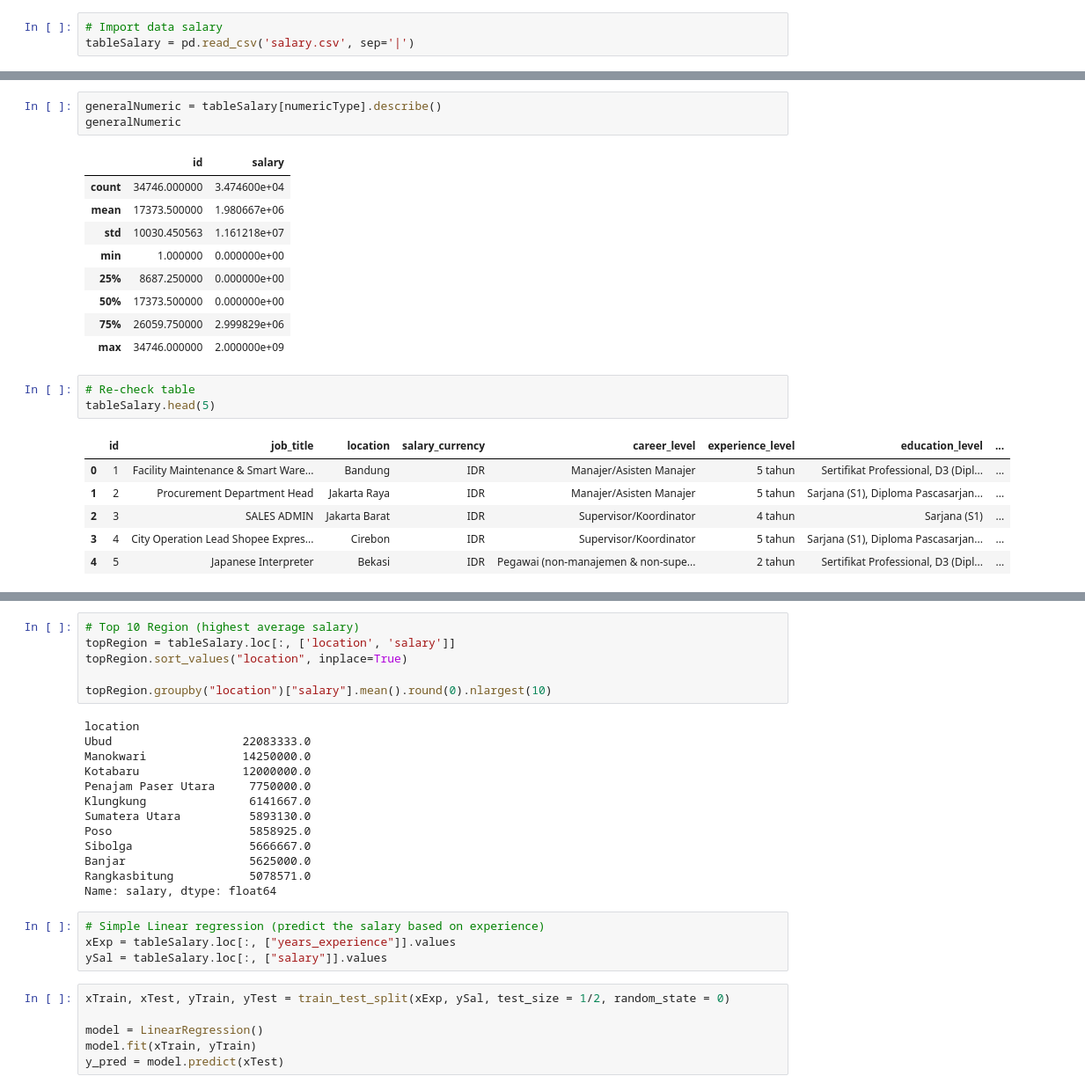
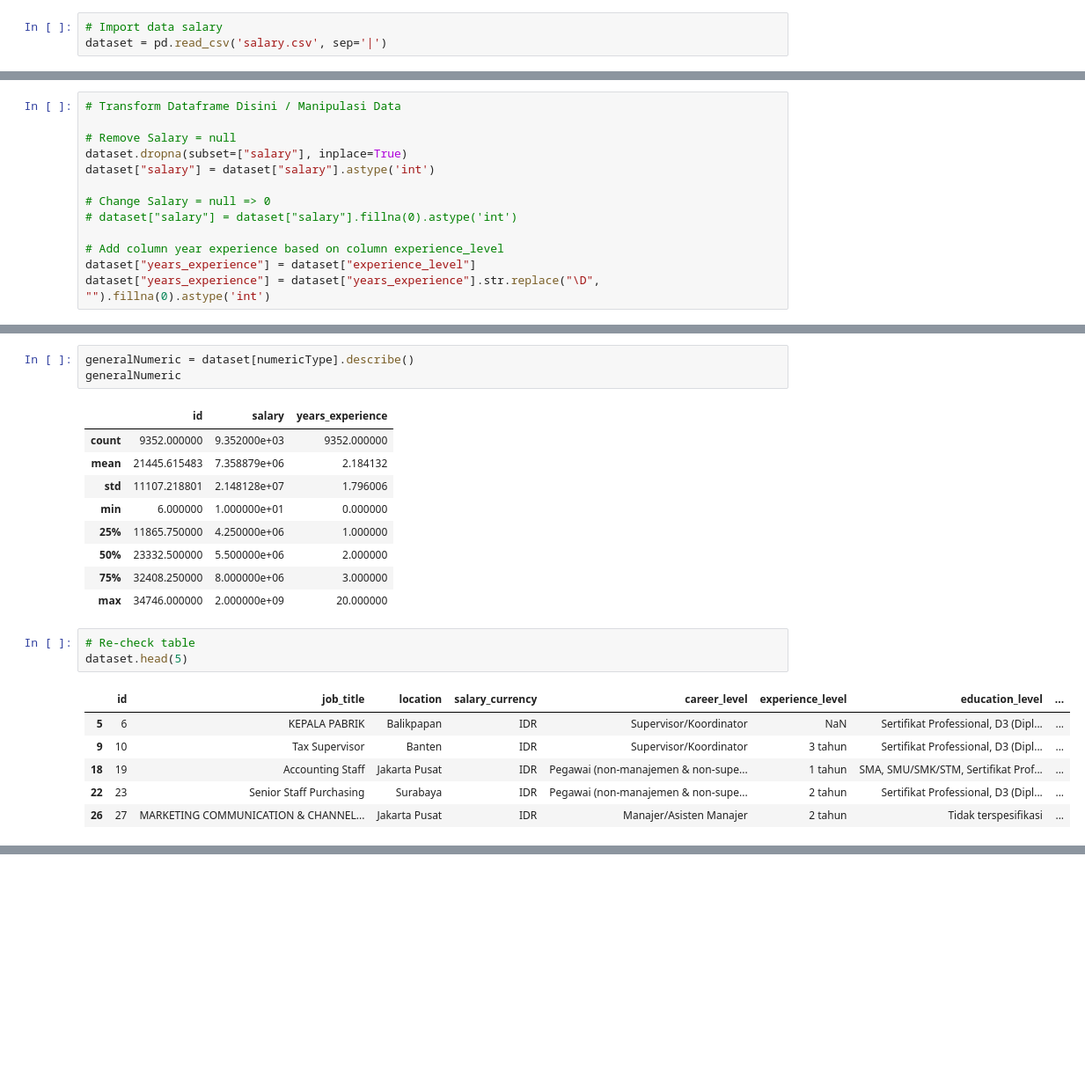
Before and after one commit to Reosta-Pratama/Project-Prediction, a Jupyter notebook: Prediksi Salary.ipynb, the cells around one changed output, grey strips where cells are left out. Shown at 88% size. Cells and saved outputs as stored; diff of their text form; blank space fills up the shorter version.

```diff
--- a/Prediksi Salary.ipynb
+++ b/Prediksi Salary.ipynb
@@ -8,6 +9,6 @@ from sklearn.model_selection import train_test_split
 <!-- Collecting Data -->
 # %%
 # Import data salary
-tableSalary = pd.read_csv('salary.csv', sep='|')
+dataset = pd.read_csv('salary.csv', sep='|')
 # %%
 # Head buat nampilin data teratas
@@ -46,2 +23,15 @@ memory usage: 4.0+ MB
 # %% [markdown]
 <!-- Cleaning Data -->
+# %%
+# Transform Dataframe Disini / Manipulasi Data
+
+# Remove Salary = null
+dataset.dropna(subset=["salary"], inplace=True)
+dataset["salary"] = dataset["salary"].astype('int')
+
+# Change Salary = null => 0
+# dataset["salary"] = dataset["salary"].fillna(0).astype('int')
+
+# Add column year experience based on column experience_level
+dataset["years_experience"] = dataset["experience_level"]
+dataset["years_experience"] = dataset["years_experience"].str.replace("\D", "").fillna(0).astype('int')
@@ -117,55 +116,26 @@ years_experience            0
 dtype: int64
 # %%
-generalNumeric = tableSalary[numericType].describe()
+generalNumeric = dataset[numericType].describe()
 generalNumeric
 # %% [output]
-|  | id | salary |
-| count | 34746.000000 | 3.474600e+04 |
-| mean | 17373.500000 | 1.980667e+06 |
-| std | 10030.450563 | 1.161218e+07 |
-| min | 1.000000 | 0.000000e+00 |
-| 25% | 8687.250000 | 0.000000e+00 |
-| 50% | 17373.500000 | 0.000000e+00 |
-| 75% | 26059.750000 | 2.999829e+06 |
-| max | 34746.000000 | 2.000000e+09 |
+|  | id | salary | years_experience |
+| count | 9352.000000 | 9.352000e+03 | 9352.000000 |
+| mean | 21445.615483 | 7.358879e+06 | 2.184132 |
+| std | 11107.218801 | 2.148128e+07 | 1.796006 |
+| min | 6.000000 | 1.000000e+01 | 0.000000 |
+| 25% | 11865.750000 | 4.250000e+06 | 1.000000 |
+| 50% | 23332.500000 | 5.500000e+06 | 2.000000 |
+| 75% | 32408.250000 | 8.000000e+06 | 3.000000 |
+| max | 34746.000000 | 2.000000e+09 | 20.000000 |
 # %%
 # Re-check table
-tableSalary.head(5)
+dataset.head(5)
 # %% [output]
 |  | id | job_title | location | salary_currency | career_level | experience_level | education_level | ... |
-| 0 | 1 | Facility Maintenance & Smart Ware... | Bandung | IDR | Manajer/Asisten Manajer | 5 tahun | Sertifikat Professional, D3 (Dipl... | ... |
-| 1 | 2 | Procurement Department Head | Jakarta Raya | IDR | Manajer/Asisten Manajer | 5 tahun | Sarjana (S1), Diploma Pascasarjan... | ... |
-| 2 | 3 | SALES ADMIN | Jakarta Barat | IDR | Supervisor/Koordinator | 4 tahun | Sarjana (S1) | ... |
-| 3 | 4 | City Operation Lead Shopee Expres... | Cirebon | IDR | Supervisor/Koordinator | 5 tahun | Sarjana (S1), Diploma Pascasarjan... | ... |
-| 4 | 5 | Japanese Interpreter | Bekasi | IDR | Pegawai (non-manajemen & non-supe... | 2 tahun | Sertifikat Professional, D3 (Dipl... | ... |
+| 5 | 6 | KEPALA PABRIK | Balikpapan | IDR | Supervisor/Koordinator | NaN | Sertifikat Professional, D3 (Dipl... | ... |
+| 9 | 10 | Tax Supervisor | Banten | IDR | Supervisor/Koordinator | 3 tahun | Sertifikat Professional, D3 (Dipl... | ... |
+| 18 | 19 | Accounting Staff | Jakarta Pusat | IDR | Pegawai (non-manajemen & non-supe... | 1 tahun | SMA, SMU/SMK/STM, Sertifikat Prof... | ... |
+| 22 | 23 | Senior Staff Purchasing | Surabaya | IDR | Pegawai (non-manajemen & non-supe... | 2 tahun | Sertifikat Professional, D3 (Dipl... | ... |
+| 26 | 27 | MARKETING COMMUNICATION & CHANNEL... | Jakarta Pusat | IDR | Manajer/Asisten Manajer | 2 tahun | Tidak terspesifikasi | ... |
 # %% [markdown]
 <!-- Analizing Data -->
-# %%
-# Top 10 Region (highest average salary)
-topRegion = tableSalary.loc[:, ['location', 'salary']]
-topRegion.sort_values("location", inplace=True)
-
-topRegion.groupby("location")["salary"].mean().round(0).nlargest(10)
-# %% [output]
-location
-Ubud                   22083333.0
-Manokwari              14250000.0
-Kotabaru               12000000.0
-Penajam Paser Utara     7750000.0
-Klungkung               6141667.0
-Sumatera Utara          5893130.0
-Poso                    5858925.0
-Sibolga                 5666667.0
-Banjar                  5625000.0
-Rangkasbitung           5078571.0
-Name: salary, dtype: float64
-# %%
-# Simple Linear regression (predict the salary based on experience)
-xExp = tableSalary.loc[:, ["years_experience"]].values
-ySal = tableSalary.loc[:, ["salary"]].values
-# %%
-xTrain, xTest, yTrain, yTest = train_test_split(xExp, ySal, test_size = 1/2, random_state = 0)
-
-model = LinearRegression()
-model.fit(xTrain, yTrain)
-y_pred = model.predict(xTest)
```
Also changed, not shown: parts of 18 cells of this notebook.
